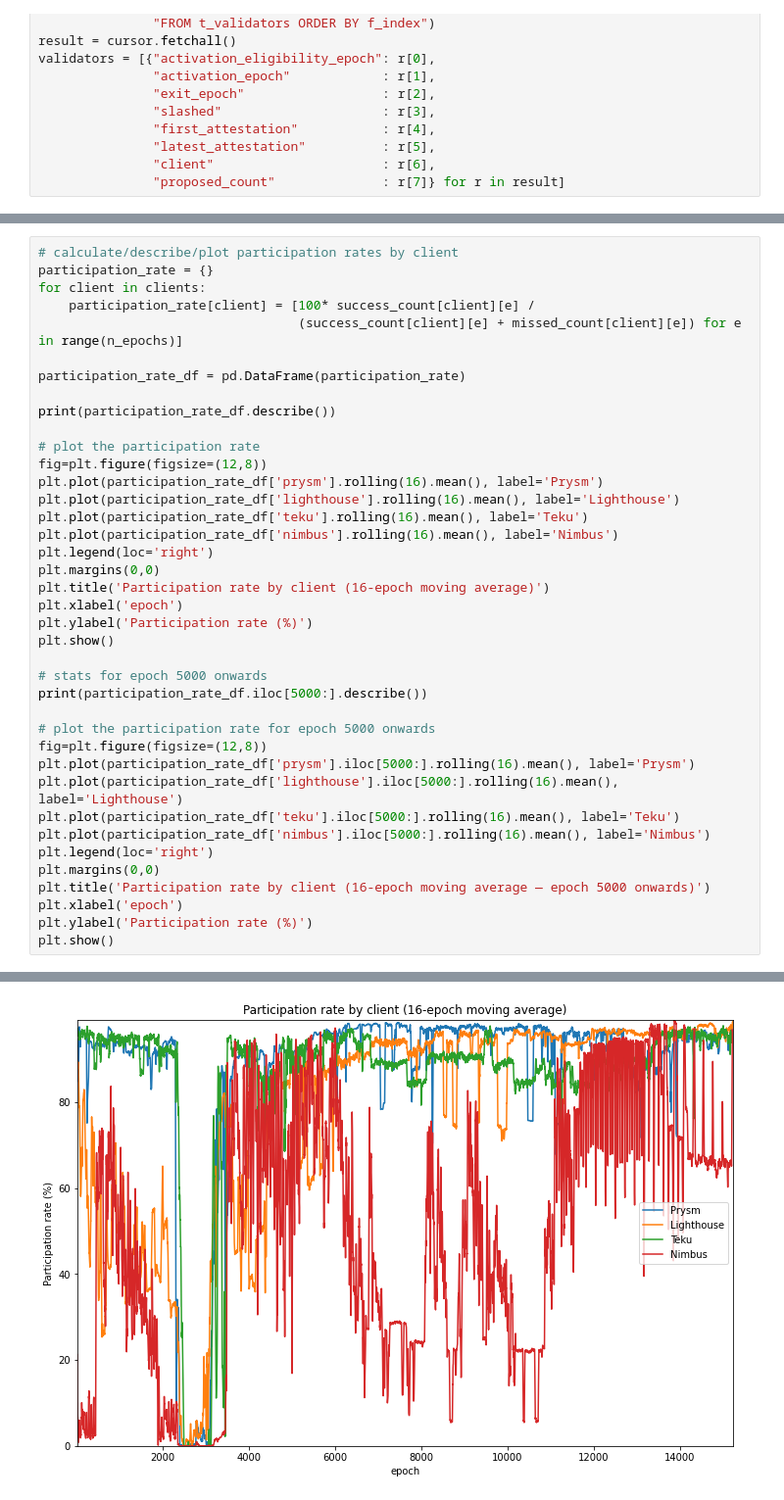
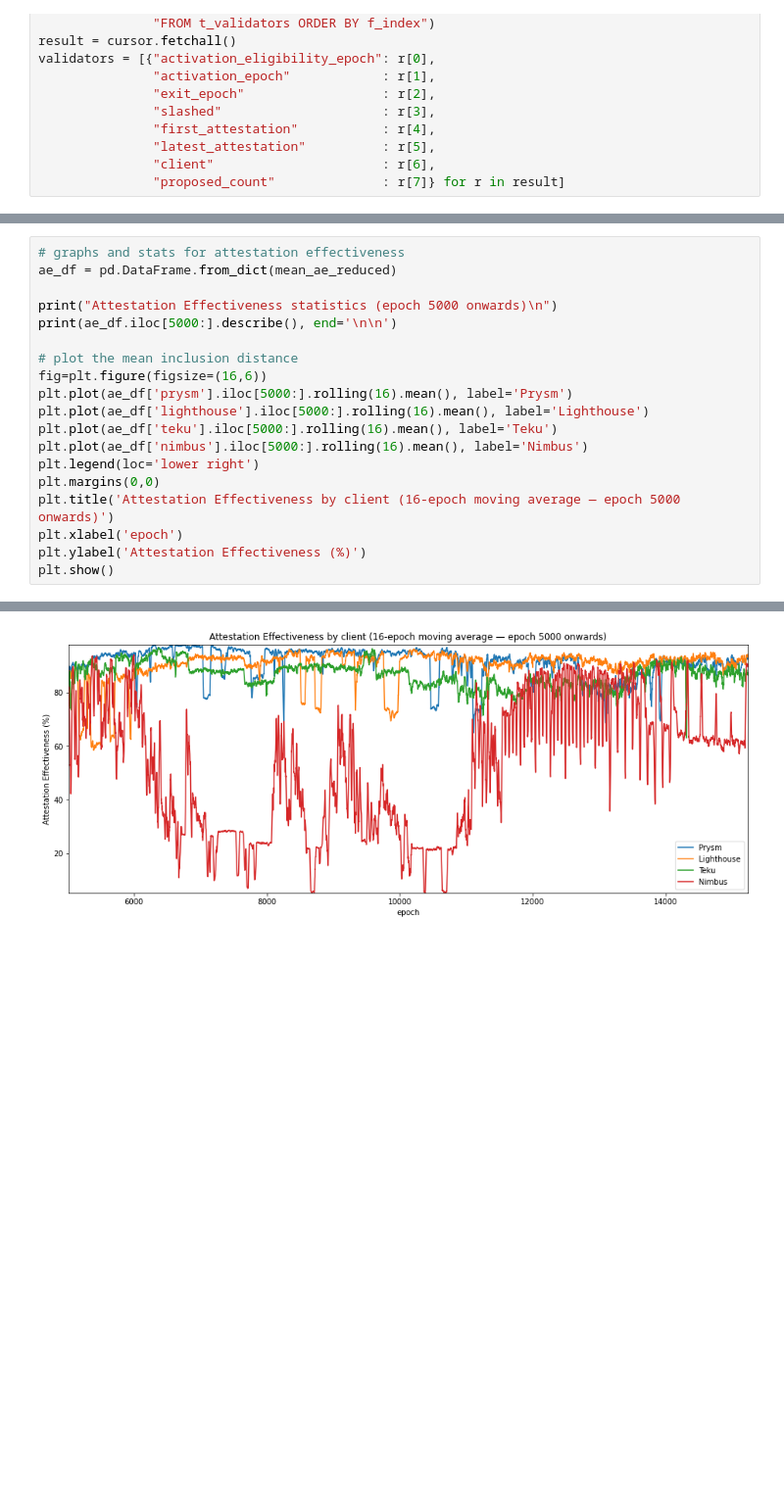
Before and after one commit to pintail-xyz/medalla_analysis, a Jupyter notebook: medalla-4-client-comparison.ipynb, the cells around one changed output, grey strips where cells are left out. Shown at 98% size. Saved outputs shown, nothing was run; the diff lists cells and outputs as text; blank space fills up the shorter version.

```diff
--- a/medalla-4-client-comparison.ipynb
+++ b/medalla-4-client-comparison.ipynb
@@ -223,40 +347,20 @@ The lines below have also been smoothed with a 16-epoch moving average, as they
 # %%
-# calculate/describe/plot participation rates by client
-participation_rate = {}
-for client in clients:
-    participation_rate[client] = [100* success_count[client][e] /
-                                  (success_count[client][e] + missed_count[client][e]) for e in range(n_epochs)]
+# graphs and stats for attestation effectiveness
+ae_df = pd.DataFrame.from_dict(mean_ae_reduced)
 
-participation_rate_df = pd.DataFrame(participation_rate)
+print("Attestation Effectiveness statistics (epoch 5000 onwards)\n")
+print(ae_df.iloc[5000:].describe(), end='\n\n')
 
-print(participation_rate_df.describe())
-
-# plot the participation rate
-fig=plt.figure(figsize=(12,8))
-plt.plot(participation_rate_df['prysm'].rolling(16).mean(), label='Prysm')
-plt.plot(participation_rate_df['lighthouse'].rolling(16).mean(), label='Lighthouse')
-plt.plot(participation_rate_df['teku'].rolling(16).mean(), label='Teku')
-plt.plot(participation_rate_df['nimbus'].rolling(16).mean(), label='Nimbus')
-plt.legend(loc='right')
+# plot the mean inclusion distance
+fig=plt.figure(figsize=(16,6))
+plt.plot(ae_df['prysm'].iloc[5000:].rolling(16).mean(), label='Prysm')
+plt.plot(ae_df['lighthouse'].iloc[5000:].rolling(16).mean(), label='Lighthouse')
+plt.plot(ae_df['teku'].iloc[5000:].rolling(16).mean(), label='Teku')
+plt.plot(ae_df['nimbus'].iloc[5000:].rolling(16).mean(), label='Nimbus')
+plt.legend(loc='lower right')
 plt.margins(0,0)
-plt.title('Participation rate by client (16-epoch moving average)')
+plt.title('Attestation Effectiveness by client (16-epoch moving average — epoch 5000 onwards)')
 plt.xlabel('epoch')
-plt.ylabel('Participation rate (%)')
+plt.ylabel('Attestation Effectiveness (%)')
 plt.show()
-
-# stats for epoch 5000 onwards
-print(participation_rate_df.iloc[5000:].describe())
-
-# plot the participation rate for epoch 5000 onwards
-fig=plt.figure(figsize=(12,8))
-plt.plot(participation_rate_df['prysm'].iloc[5000:].rolling(16).mean(), label='Prysm')
-plt.plot(participation_rate_df['lighthouse'].iloc[5000:].rolling(16).mean(), label='Lighthouse')
-plt.plot(participation_rate_df['teku'].iloc[5000:].rolling(16).mean(), label='Teku')
-plt.plot(participation_rate_df['nimbus'].iloc[5000:].rolling(16).mean(), label='Nimbus')
-plt.legend(loc='right')
-plt.margins(0,0)
-plt.title('Participation rate by client (16-epoch moving average — epoch 5000 onwards)')
-plt.xlabel('epoch')
-plt.ylabel('Participation rate (%)')
-plt.show()
 # %% [output]
@@ -272 +378 @@ max      100.000000    100.000000    100.000000    100.000000
-[figure, old version]
+[figure, new version]
```
Also changed, not shown: parts of 26 cells of this notebook, 3 other files.
